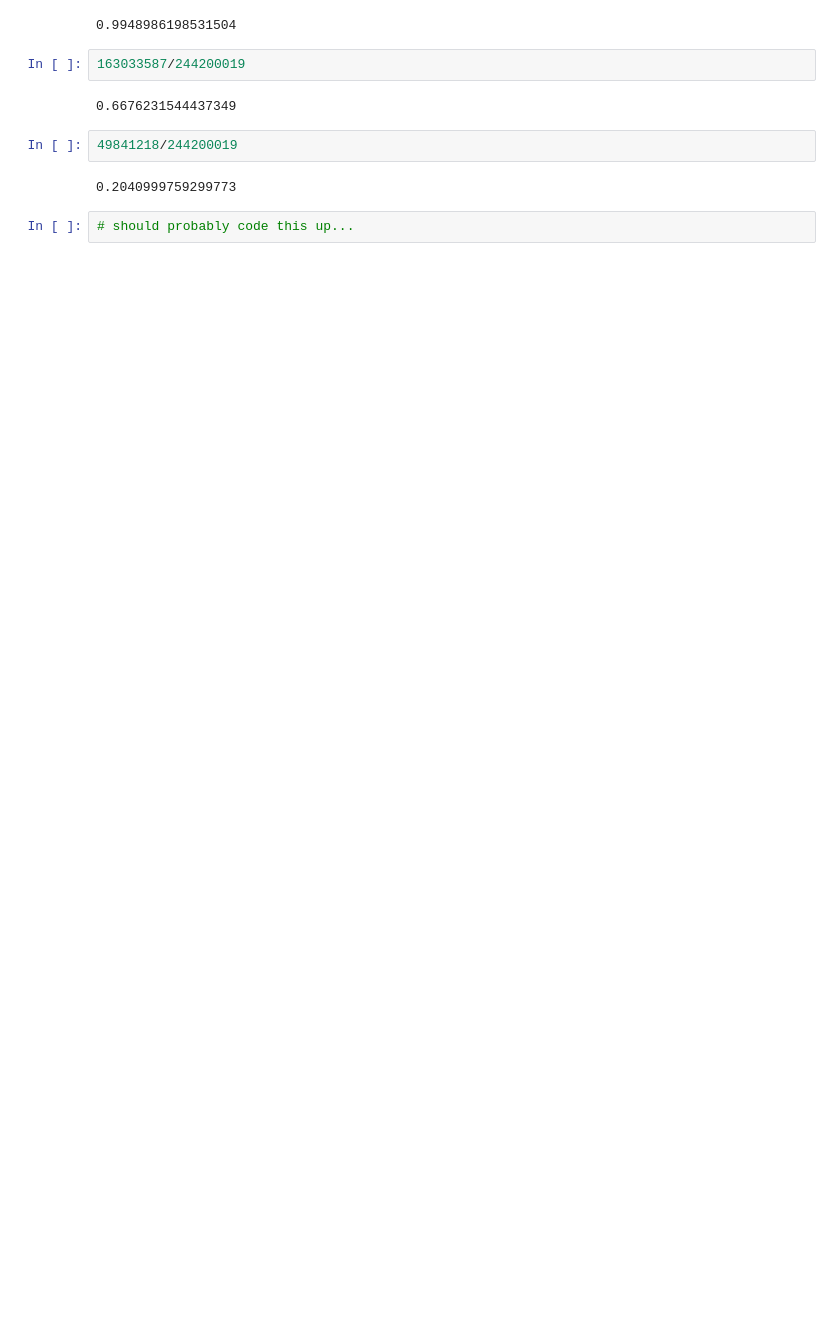
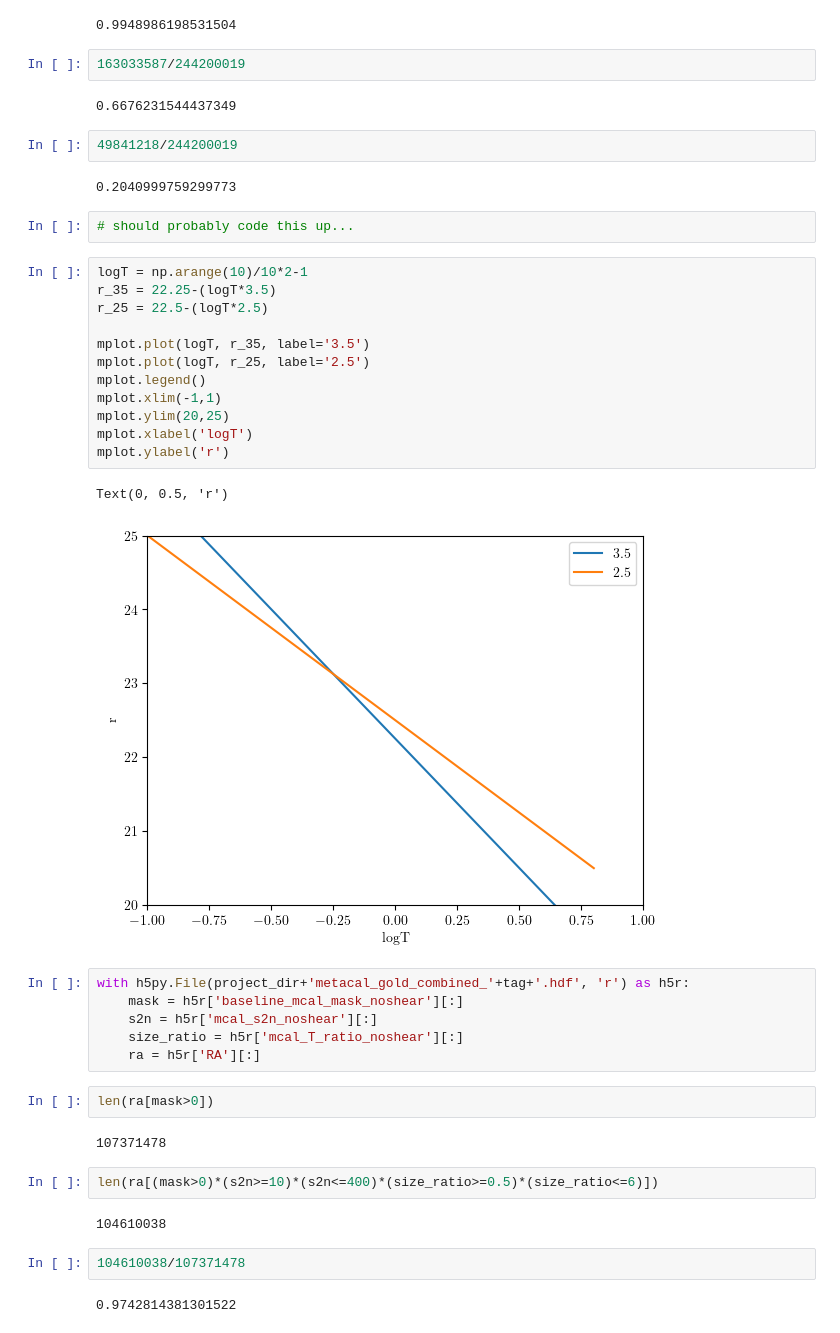
Before and after one commit to delve-survey/shearcat, a Jupyter notebook: paper_plots/NumberCounts.ipynb, the cells around one changed output. Saved outputs shown, nothing was run; the diff lists cells and outputs as text; blank space fills up the shorter version.

```diff
--- a/paper_plots/NumberCounts.ipynb
+++ b/paper_plots/NumberCounts.ipynb
@@ -127,3 +149,36 @@ print(len(mag_i[T_Mask*Other_Mask*mcal_pz_mask]))
 0.2040999759299773
 # %%
 # should probably code this up...
+# %%
+logT = np.arange(10)/10*2-1
+r_35 = 22.25-(logT*3.5)
+r_25 = 22.5-(logT*2.5)
+
+mplot.plot(logT, r_35, label='3.5')
+mplot.plot(logT, r_25, label='2.5')
+mplot.legend()
+mplot.xlim(-1,1)
+mplot.ylim(20,25)
+mplot.xlabel('logT')
+mplot.ylabel('r')
+# %% [output]
+Text(0, 0.5, 'r')
+[figure, added]
+# %%
+with h5py.File(project_dir+'metacal_gold_combined_'+tag+'.hdf', 'r') as h5r:
+    mask = h5r['baseline_mcal_mask_noshear'][:]
+    s2n = h5r['mcal_s2n_noshear'][:]
+    size_ratio = h5r['mcal_T_ratio_noshear'][:]
+    ra = h5r['RA'][:]
+# %%
+len(ra[mask>0])
+# %% [output]
+107371478
+# %%
+len(ra[(mask>0)*(s2n>=10)*(s2n<=400)*(size_ratio>=0.5)*(size_ratio<=6)])
+# %% [output]
+104610038
+# %%
+104610038/107371478
+# %% [output]
+0.9742814381301522
```
Also changed, not shown: parts of 8 cells of this notebook, 4 other files.
